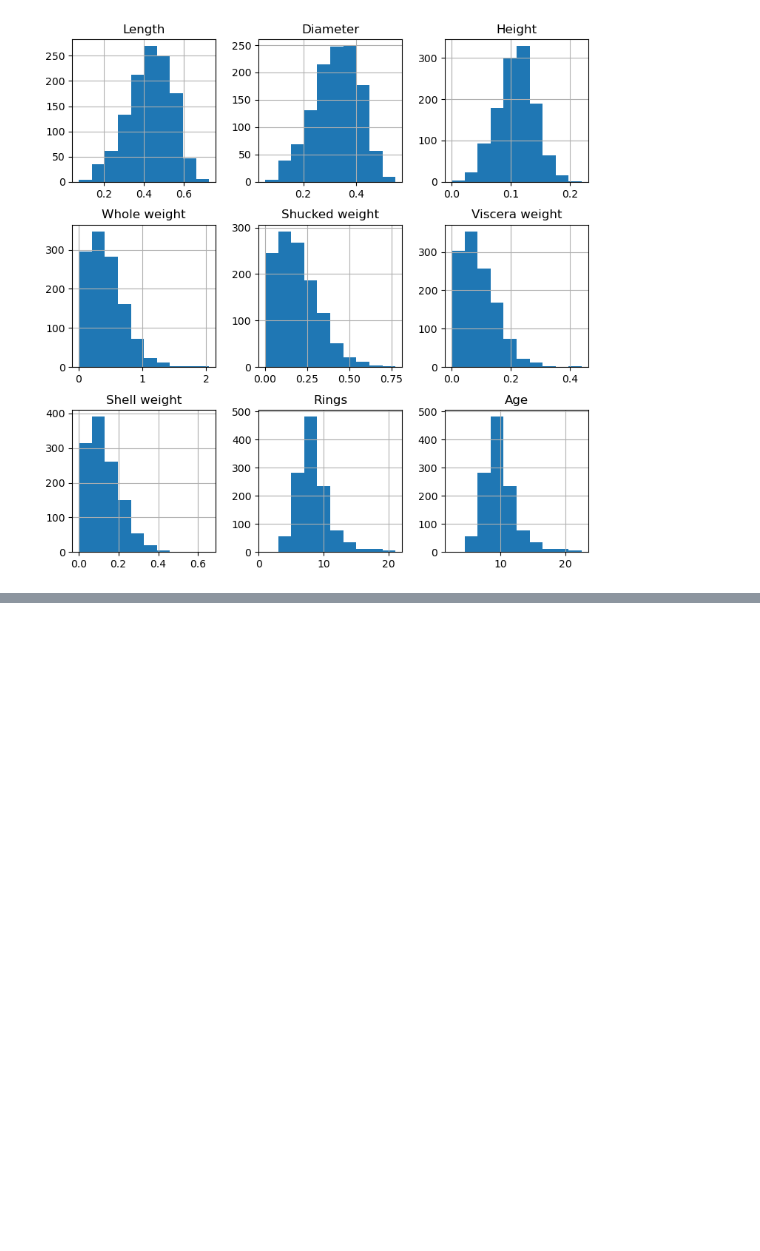
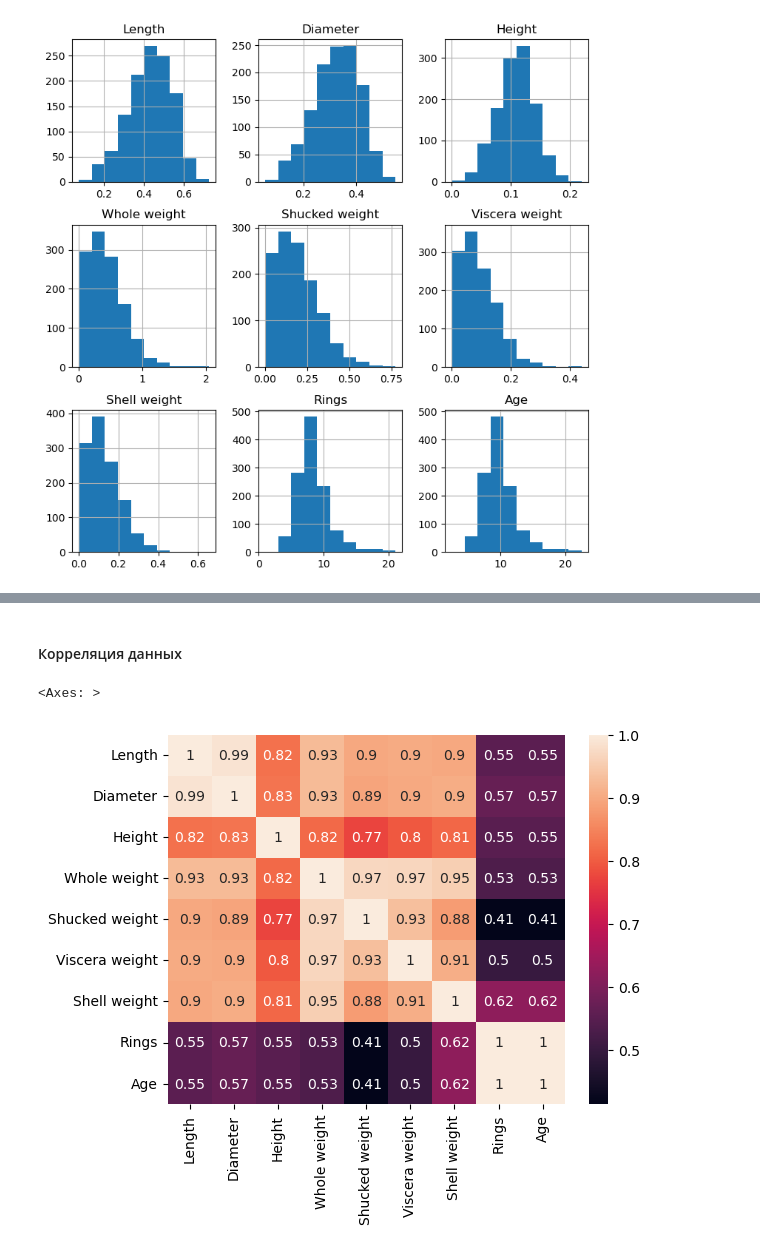
Before and after one commit to zinkin-s/eda_and_dev_tools, a Jupyter notebook: eda.ipynb, the cells around one changed output, grey strips where cells are left out. Saved outputs shown, nothing was run; the diff lists cells and outputs as text; code cells hidden in the pictures; blank space fills up the shorter version.

```diff
--- a/eda.ipynb
+++ b/eda.ipynb
@@ -219,0 +244,8 @@ df_clean.groupby('Sex').agg(
+# %% [markdown]
+#### Корреляция данных
+# %%
+corr = df_clean.corr(numeric_only=True)
+sns.heatmap(corr, annot=True)
+# %% [output]
+<Axes: >
+[figure, added]
```
Also changed, not shown: parts of 36 cells of this notebook, 1 other file.
